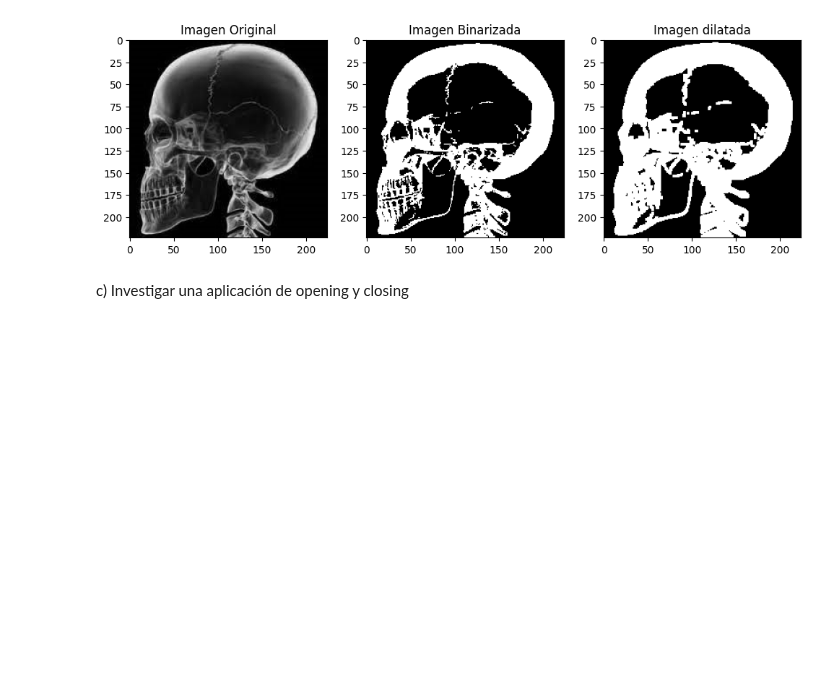
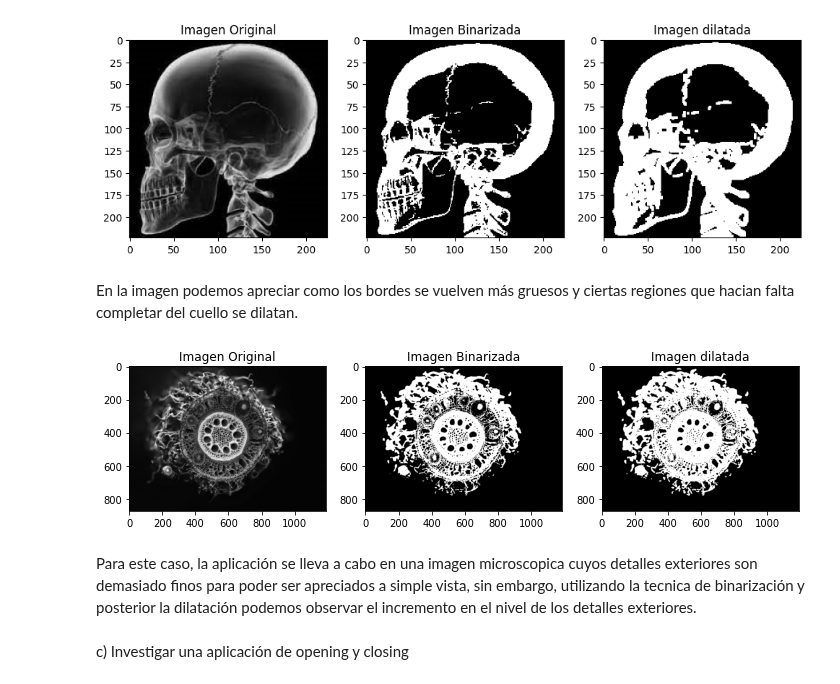
Before and after one commit to Alfonso-Garibay/computer-vision-course-Equipo-15, a Jupyter notebook: 10_morphological_operations.ipynb, the cells around one changed output. Saved outputs shown, nothing was run; the diff lists cells and outputs as text; code cells hidden in the pictures; blank space fills up the shorter version.

Commit message:
Aplicación tecnica de dilatación

```diff
--- a/10_morphological_operations.ipynb
+++ b/10_morphological_operations.ipynb
@@ -374,6 +400,48 @@ plt.title('Imagen dilatada')
 plt.show()
 # %% [output]
 [figure]
+# %% [markdown]
+En la imagen podemos apreciar como los bordes se vuelven más gruesos y ciertas regiones que hacian falta completar del cuello se dilatan.
+# %%
+def binaryDilatationProcess(input_image, kernel_size, threshold):
+    # Convertir la imagen a formato binario (umbralizar)
+    binary_image = (input_image > threshold).astype(np.uint8)
+    # Definir el elemento estructurante (en este caso, un cuadrado de 3x3)
+    structuring_element = np.ones((kernel_size, kernel_size), dtype=np.uint8)
+    # Aplicar el proceso de dilatación
+    dilated_image = binary_dilation(binary_image, structuring_element)
+    return binary_image, dilated_image
+# %%
+# Cargar una imagen en escala de grises
+image_path = "data/etm-p17-pi1-w4-x5.jpg"
+input_image = io.imread(image_path, as_gray=True)
+#input_image = None
+
+# Aplicación de los procesos de imagen de binarización y dilatación
+kernel_size = 3
+binary_threshold = 0.2
+binary_image, dilated_image = binaryDilatationProcess(input_image, kernel_size, binary_threshold)
+# %%
+# Mostrar la imagen original, binarizada y dilatada
+plt.figure(figsize=(12, 6))
+
+plt.subplot(1, 3, 1)
+plt.imshow(input_image, cmap='gray')
+plt.title('Imagen Original')
+
+plt.subplot(1, 3, 2)
+plt.imshow(binary_image, cmap='gray')
+plt.title('Imagen Binarizada')
+
+plt.subplot(1, 3, 3)
+plt.imshow(dilated_image, cmap='gray')
+plt.title('Imagen dilatada')
+
+plt.show()
+# %% [output]
+[figure, added]
+# %% [markdown]
+Para este caso, la aplicación se lleva a cabo en una imagen microscopica cuyos detalles exteriores son demasiado finos para poder ser apreciados a simple vista, sin embargo, utilizando la tecnica de binarización y posterior la dilatación podemos observar el incremento en el nivel de los detalles exteriores.
 # %% [markdown]
 c) Investigar una aplicación de opening y closing
 # %%
```
Also changed, not shown: parts of 2 cells of this notebook, 1 other file.
